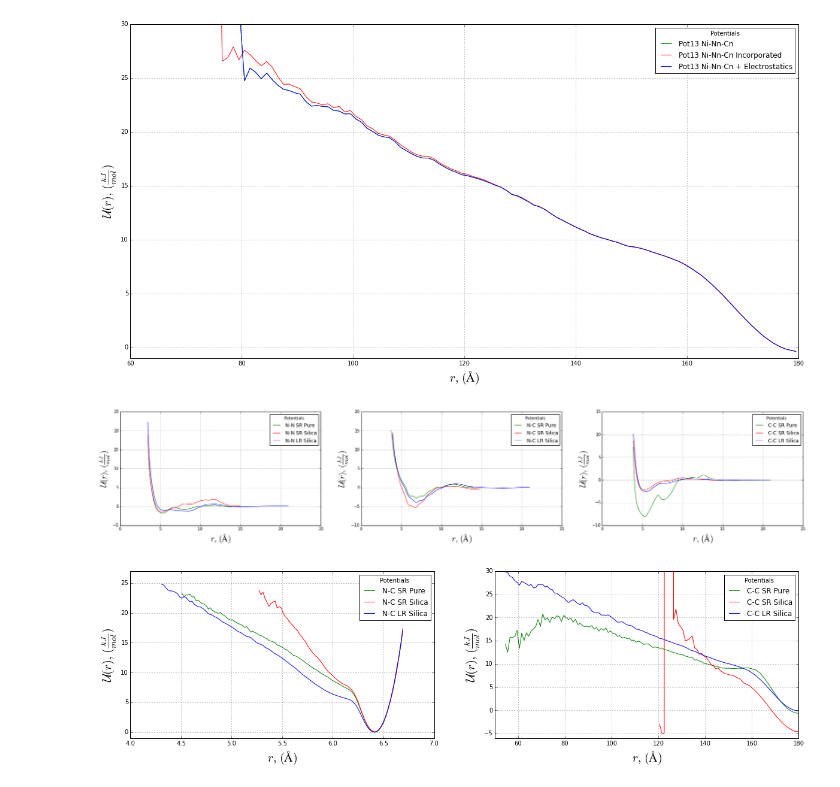
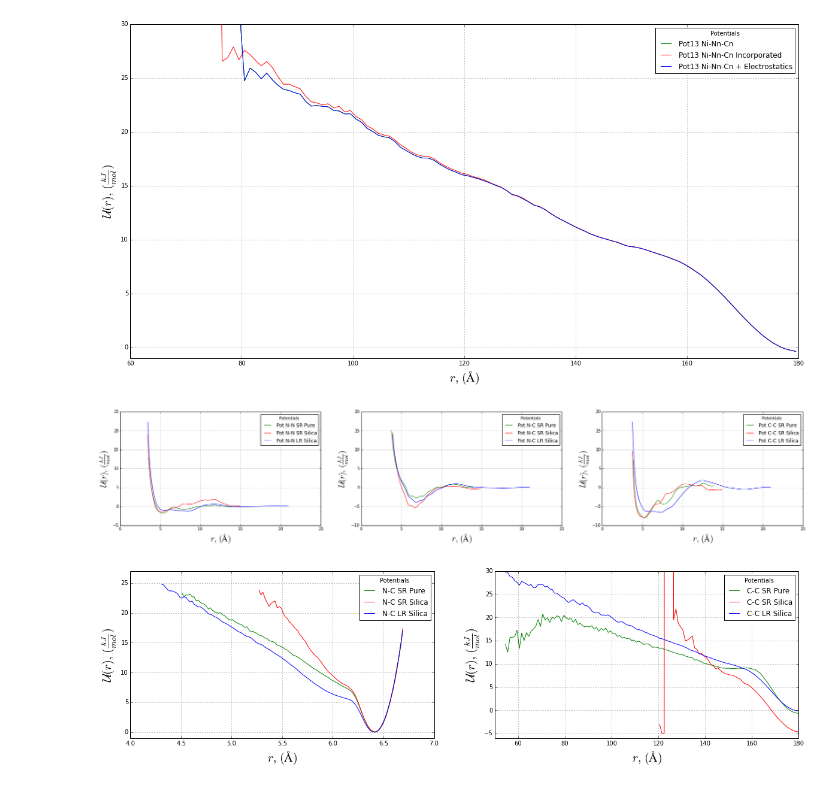
Before and after one commit to acnz/summer-prj, a Jupyter notebook: graphs/potsCharges.ipynb, the cells around one changed output. Drawn from its saved outputs; the diff is of its cells as text; code cells hidden in the pictures.

```diff
--- a/graphs/potsCharges.ipynb
+++ b/graphs/potsCharges.ipynb
@@ -162,55 +162,132 @@ plt.subplot2grid((1,3), (0,0))
 j=0
 plt.xlabel(r'$r,\  (\AA)$',fontsize=20)
 plt.ylabel(r'$\mathcal{U}(r),\ (\frac{kJ}{mol})$',fontsize=20)
-plt.plot(p2[0][j].g[:,0],p2[0][j].g[:,1],'g-',label='N-N SR Pure')
-plt.plot(p2[1][j].g[:,0],p2[1][j].g[:,1],'r-',label='N-N SR Silica')
-plt.plot(p2[2][j].g[:,0],p2[2][j].g[:,1],'b-',label='N-N LR Silica')
+plt.plot(p2[0][j].g[:,0],p2[0][j].g[:,1],'g-',label=p2[0][j].Name +' SR Pure')
+plt.plot(p2[1][j].g[:,0],p2[1][j].g[:,1],'r-',label=p2[1][j].Name +' SR Silica')
+plt.plot(p2[2][j].g[:,0],p2[2][j].g[:,1],'b-',label=p2[2][j].Name +' LR Silica')
 plt.legend( title='Potentials',loc='upper right')
 plt.grid(True)
 plt.subplot2grid((1,3), (0,1))
 j=1
 plt.xlabel(r'$r,\  (\AA)$',fontsize=20)
 plt.ylabel(r'$\mathcal{U}(r),\ (\frac{kJ}{mol})$',fontsize=20)
-plt.plot(p2[0][j].g[:,0],p2[0][j].g[:,1],'g-',label='N-C SR Pure')
-plt.plot(p2[1][j].g[:,0],p2[1][j].g[:,1],'r-',label='N-C SR Silica')
-plt.plot(p2[2][j].g[:,0],p2[2][j].g[:,1],'b-',label='N-C LR Silica')
+plt.plot(p2[0][j].g[:,0],p2[0][j].g[:,1],'g-',label=p2[0][j].Name +' SR Pure')
+plt.plot(p2[1][j].g[:,0],p2[1][j].g[:,1],'r-',label=p2[1][j].Name +' SR Silica')
+plt.plot(p2[2][j].g[:,0],p2[2][j].g[:,1],'b-',label=p2[2][j].Name +' LR Silica')
 plt.legend( title='Potentials',loc='upper right')
 plt.grid(True)
 plt.subplot2grid((1,3), (0,2))
-j=2
+j=4
 plt.xlabel(r'$r,\  (\AA)$',fontsize=20)
 plt.ylabel(r'$\mathcal{U}(r),\ (\frac{kJ}{mol})$',fontsize=20)
-plt.plot(p2[0][j].g[:,0],p2[0][j].g[:,1],'g-',label='C-C SR Pure')
-plt.plot(p2[1][j].g[:,0],p2[1][j].g[:,1],'r-',label='C-C SR Silica')
-plt.plot(p2[2][j].g[:,0],p2[2][j].g[:,1],'b-',label='C-C LR Silica')
+plt.plot(p2[0][j-2].g[:,0],p2[0][j-2].g[:,1],'g-',label=p2[0][j-2].Name +' SR Pure')
+plt.plot(p2[1][j].g[:,0],p2[1][j].g[:,1],'r-',label=p2[1][j].Name +' SR Silica')
+plt.plot(p2[2][j].g[:,0],p2[2][j].g[:,1],'b-',label=p2[2][j].Name +' LR Silica')
 plt.legend( title='Potentials',loc='upper right')
 plt.grid(True)
 savefig("Sipotsinter.png",bbox_inches='tight', dpi=300)
 plt.show()
 
 plt.figure(figsize=(20,5), dpi=300)
 plt.subplot2grid((1,2), (0,0))
 j=10
 plt.xlabel(r'$r,\  (\AA)$',fontsize=20)
 plt.ylabel(r'$\mathcal{U}(r),\ (\frac{kJ}{mol})$',fontsize=20)
 plt.axis([4, 7, -1,27])
 plt.plot(p2[0][j-7].g[:,0],p2[0][j-7].g[:,1],'g-',label='N-C SR Pure')
 plt.plot(p2[1][j].g[:,0],p2[1][j].g[:,1],'r-',label='N-C SR Silica')
 plt.plot(p2[2][j].g[:,0],p2[2][j].g[:,1],'b-',label='N-C LR Silica')
 plt.legend( title='Potentials',loc='upper right')
 plt.grid(True)
 plt.subplot2grid((1,2), (0,1))
 j=11
 plt.xlabel(r'$r,\  (\AA)$',fontsize=20)
 plt.ylabel(r'$\mathcal{U}(r),\ (\frac{kJ}{mol})$',fontsize=20)
 plt.axis([50, 180, -6,30])
 plt.plot(p2[0][j-7].g[:,0],p2[0][j-7].g[:,1],'g-',label='C-C SR Pure')
 plt.plot(p2[1][j].g[:,0],p2[1][j].g[:,1],'r-',label='C-C SR Silica')
 plt.plot(p2[2][j].g[:,0],p2[2][j].g[:,1],'b-',label='C-C LR Silica')
 plt.legend( title='Potentials',loc='upper right')
 plt.grid(True)
 savefig("Sipotsintra.png",bbox_inches='tight', dpi=300)
+
+plt.figure(figsize=(20,15), dpi=300)
+plt.subplot2grid((2,5), (0,0))
+j=3
+plt.xlabel(r'$r,\  (\AA)$',fontsize=20)
+plt.ylabel(r'$\mathcal{U}(r),\ (\frac{kJ}{mol})$',fontsize=20)
+#plt.axis([4, 7, -1,27])
+plt.plot(p2[1][j].g[:,0],p2[1][j].g[:,1],'r-',label=p2[1][j].Name +' SR Silica')
+plt.plot(p2[2][j].g[:,0],p2[2][j].g[:,1],'b-',label=p2[2][j].Name +' LR Silica')
+plt.legend( title='Potentials',loc='upper right')
+plt.grid(True)
+plt.subplot2grid((2,5), (0,1))
+j=4
+plt.xlabel(r'$r,\  (\AA)$',fontsize=20)
+plt.ylabel(r'$\mathcal{U}(r),\ (\frac{kJ}{mol})$',fontsize=20)
+#plt.axis([50, 180, -6,30])
+plt.plot(p2[1][j].g[:,0],p2[1][j].g[:,1],'r-',label=p2[1][j].Name +' SR Silica')
+plt.plot(p2[2][j].g[:,0],p2[2][j].g[:,1],'b-',label=p2[2][j].Name +' LR Silica')
+plt.legend( title='Potentials',loc='upper right')
+plt.grid(True)
+plt.subplot2grid((2,5), (0,2))
+j=5
+plt.xlabel(r'$r,\  (\AA)$',fontsize=20)
+plt.ylabel(r'$\mathcal{U}(r),\ (\frac{kJ}{mol})$',fontsize=20)
+#plt.axis([50, 180, -6,30])
+plt.plot(p2[1][j].g[:,0],p2[1][j].g[:,1],'r-',label=p2[1][j].Name +' SR Silica')
+plt.plot(p2[2][j].g[:,0],p2[2][j].g[:,1],'b-',label=p2[2][j].Name +' LR Silica')
+plt.legend( title='Potentials',loc='upper right')
+plt.grid(True)
+plt.subplot2grid((2,5), (0,3))
+j=6
+plt.xlabel(r'$r,\  (\AA)$',fontsize=20)
+plt.ylabel(r'$\mathcal{U}(r),\ (\frac{kJ}{mol})$',fontsize=20)
+#plt.axis([50, 180, -6,30])
+plt.plot(p2[1][j].g[:,0],p2[1][j].g[:,1],'r-',label=p2[1][j].Name +' SR Silica')
+plt.plot(p2[2][j].g[:,0],p2[2][j].g[:,1],'b-',label=p2[2][j].Name +' LR Silica')
+plt.legend( title='Potentials',loc='upper right')
+plt.grid(True)
+plt.subplot2grid((2,5), (0,4))
+j=7
+plt.xlabel(r'$r,\  (\AA)$',fontsize=20)
+plt.ylabel(r'$\mathcal{U}(r),\ (\frac{kJ}{mol})$',fontsize=20)
+#plt.axis([50, 180, -6,30])
+plt.plot(p2[1][j].g[:,0],p2[1][j].g[:,1],'r-',label=p2[1][j].Name +' SR Silica')
+plt.plot(p2[2][j].g[:,0],p2[2][j].g[:,1],'b-',label=p2[2][j].Name +' LR Silica')
+plt.legend( title='Potentials',loc='upper right')
+plt.grid(True)
+plt.subplot2grid((2,5), (1,0))
+j=8
+plt.xlabel(r'$r,\  (\AA)$',fontsize=20)
+plt.ylabel(r'$\mathcal{U}(r),\ (\frac{kJ}{mol})$',fontsize=20)
+#plt.axis([50, 180, -6,30])
+plt.plot(p2[1][j].g[:,0],p2[1][j].g[:,1],'r-',label=p2[1][j].Name +' SR Silica')
+plt.plot(p2[2][j].g[:,0],p2[2][j].g[:,1],'b-',label=p2[2][j].Name +' LR Silica')
+plt.legend( title='Potentials',loc='upper right')
+plt.grid(True)
+
+plt.subplot2grid((2,5), (1,2))
+j=10
+plt.xlabel(r'$r,\  (\AA)$',fontsize=20)
+plt.ylabel(r'$\mathcal{U}(r),\ (\frac{kJ}{mol})$',fontsize=20)
+#plt.axis([50, 180, -6,30])
+plt.plot(p2[1][j].g[:,0],p2[1][j].g[:,1],'r-',label=p2[1][j].Name +' SR Silica')
+plt.plot(p2[2][j].g[:,0],p2[2][j].g[:,1],'b-',label=p2[2][j].Name +' LR Silica')
+plt.legend( title='Potentials',loc='upper right')
+plt.grid(True)
+
+plt.subplot2grid((2,5), (1,2))
+j=10
+plt.xlabel(r'$r,\  (\AA)$',fontsize=20)
+plt.ylabel(r'$\mathcal{U}(r),\ (\frac{kJ}{mol})$',fontsize=20)
+#plt.axis([50, 180, -6,30])
+plt.plot(p2[1][j].g[:,0],p2[1][j].g[:,1],'r-',label=p2[1][j].Name +' SR Silica')
+plt.plot(p2[2][j].g[:,0],p2[2][j].g[:,1],'b-',label=p2[2][j].Name +' LR Silica')
+plt.legend( title='Potentials',loc='upper right')
+plt.grid(True)
+savefig("Sipotssi.png",bbox_inches='tight', dpi=300)
 plt.show()
 # %% [output]
-[figure, old version]
+[figure, new version]
 [figure]
```
Also changed, not shown: parts of 2 cells of this notebook, 49 other files.
